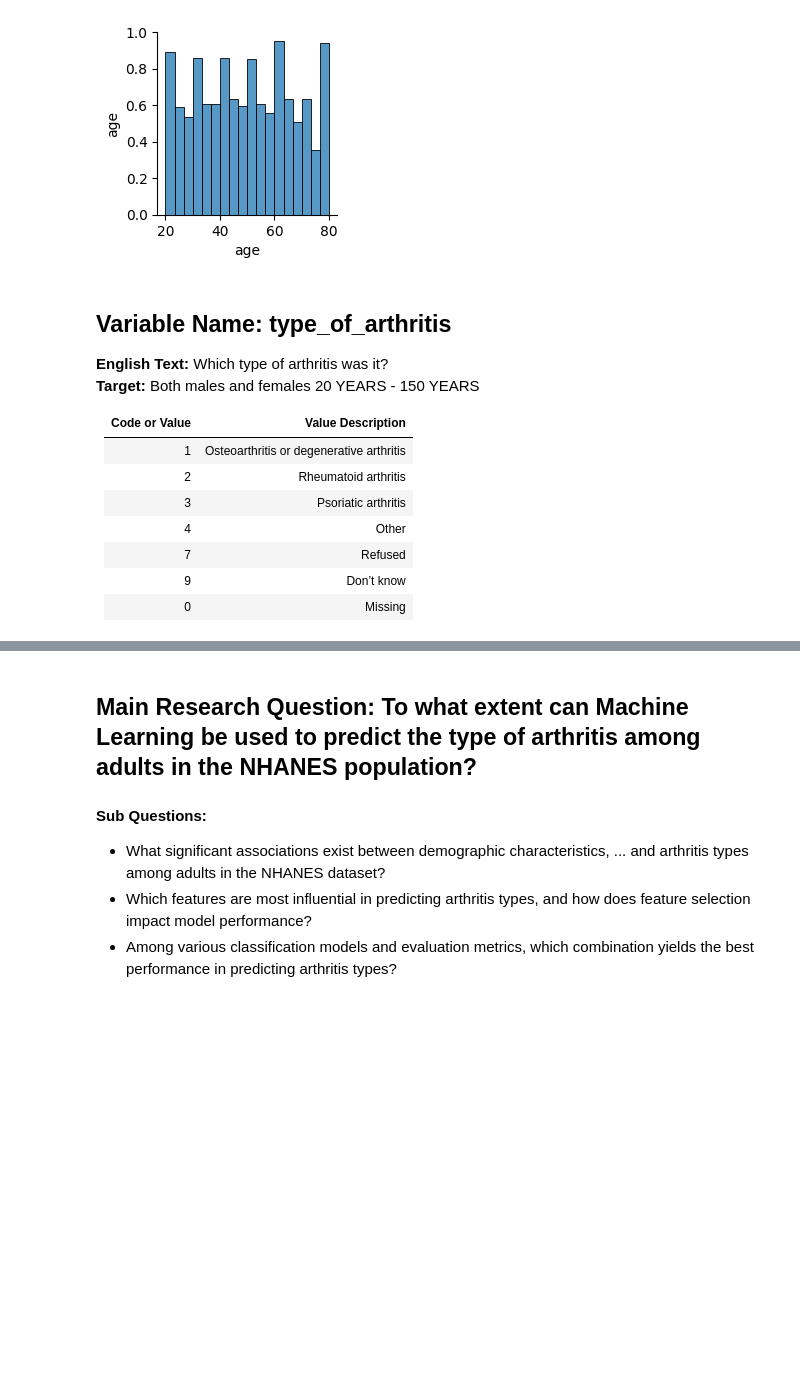
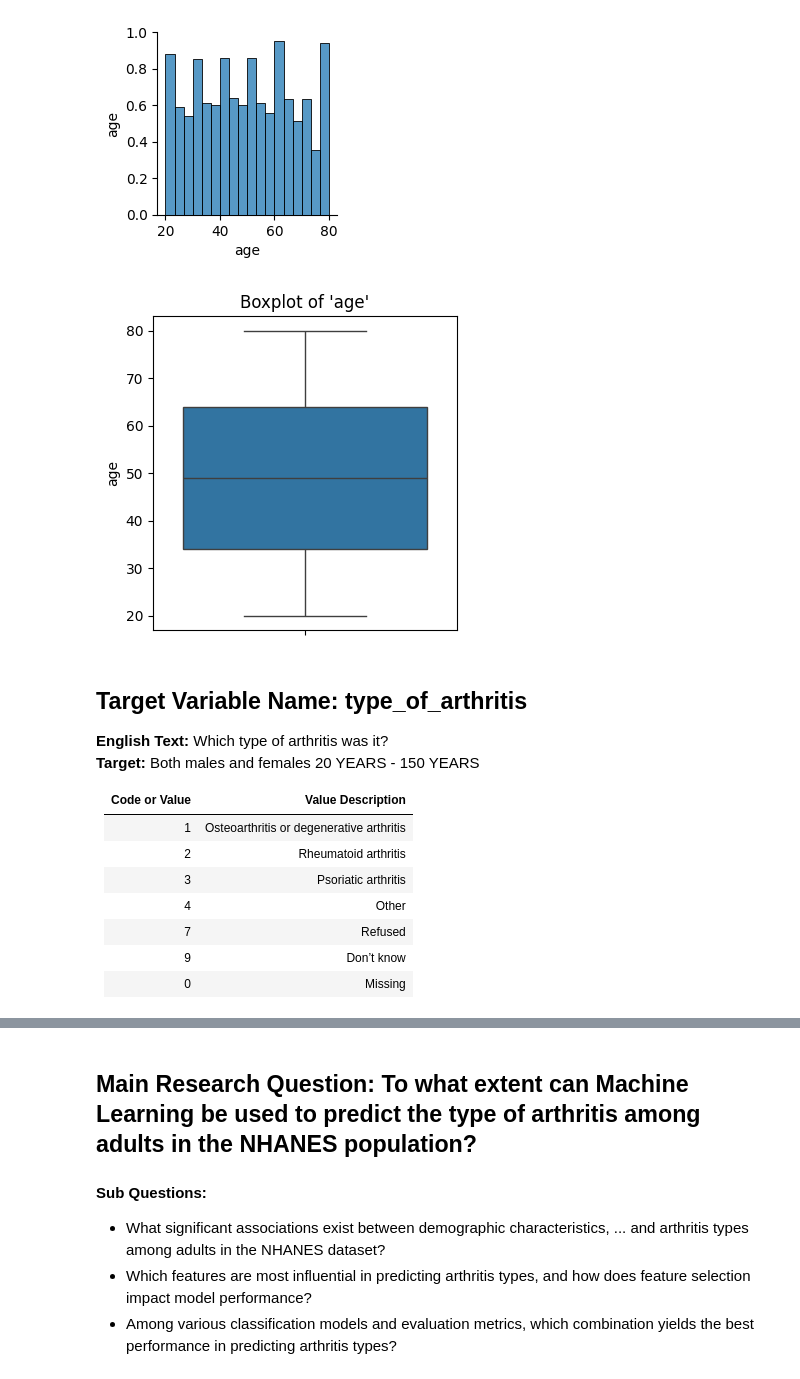
Before and after one commit to mikolajhilgert/jads-dm-project, a Jupyter notebook: Project Code.ipynb, the cells around one changed output, grey strips where cells are left out. Saved outputs shown, nothing was run; the diff lists cells and outputs as text; code cells hidden in the pictures; blank space fills up the shorter version.

```diff
--- a/Project Code.ipynb
+++ b/Project Code.ipynb
@@ -259,8 +276,27 @@ sns.pairplot(df[continuous_columns], plot_kws={'alpha':0.1})
 plt.show()
 # %% [output]
 [figure]
+# %%
+def create_boxplots(df, columns, rows=2, cols=2):
+    fig, axes = plt.subplots(rows, cols, figsize=(7, 7))
+    axes = axes.flatten()
+
+    for i, column in enumerate(columns):
+        sns.boxplot(data=df, y=column, ax=axes[i])
+        axes[i].set_title(f"Boxplot of '{column}'")
+
+    # Remove any empty subplots if there are fewer columns than grid spaces
+    for j in range(i + 1, rows * cols):
+        fig.delaxes(axes[j])
+
+    plt.tight_layout()
+    plt.show()
+
+create_boxplots(df, continuous_columns)
+# %% [output]
+[figure, added]
 # %% [markdown]
-## Variable Name: type_of_arthritis
+## Target Variable Name: type_of_arthritis
 
 **English Text:** Which type of arthritis was it?
 **Target:** Both males and females 20 YEARS - 150 YEARS
```
Also changed, not shown: parts of 13 cells of this notebook.
